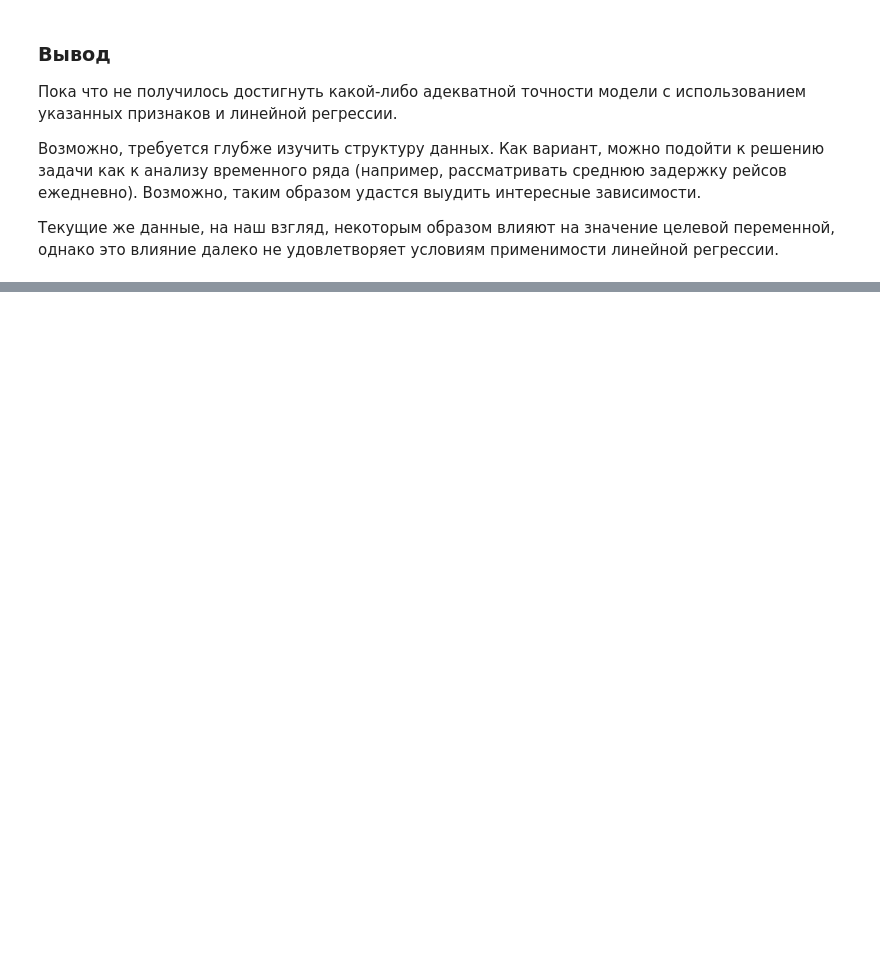
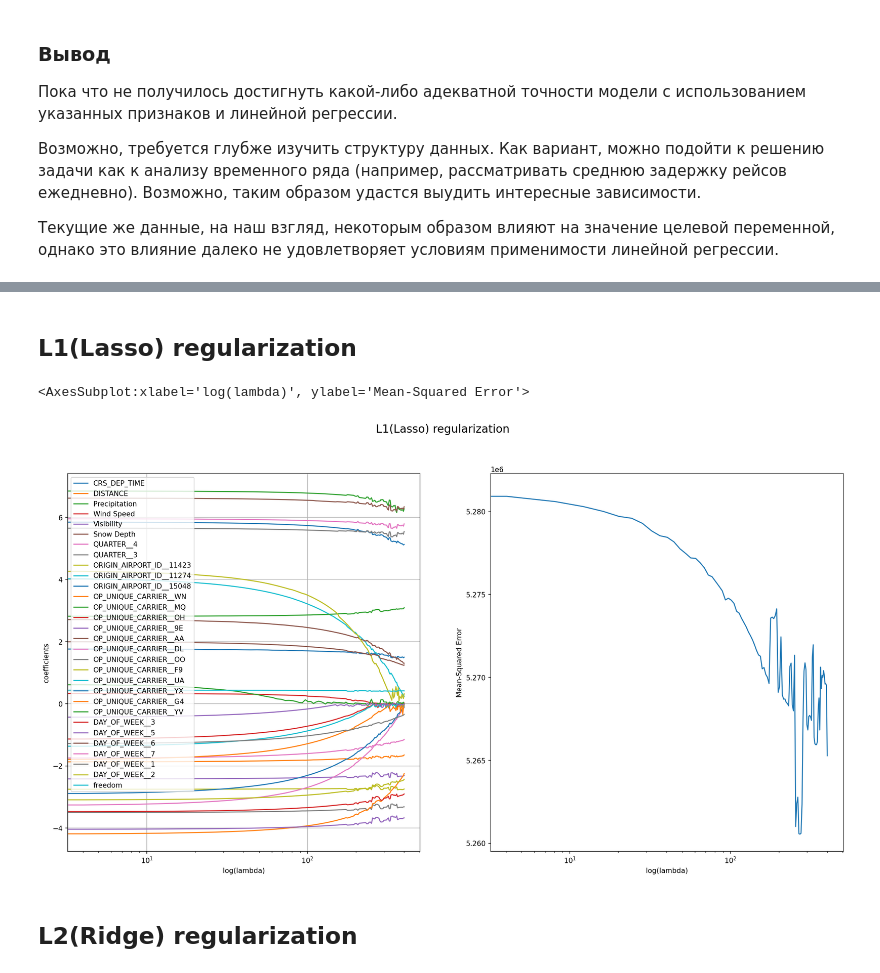
Before and after one commit to Dima12101/IS-Tasks, a Jupyter notebook: regression_task.ipynb, the cells around one changed output, grey strips where cells are left out. Cells and saved outputs as stored; diff of their text form; code cells hidden in the pictures; blank space fills up the shorter version.

Commit message:
Added analysis of regularizations

```diff
--- a/regression_task.ipynb
+++ b/regression_task.ipynb
@@ -452,0 +512,34 @@ Average MSE: 2564.5559999999996
+# %%
+# Общие параметры
+algorithm='RMSProp'
+lambdas = np.linspace(0, 400, 100)
+# %% [markdown]
+## L1(Lasso) regularization
+# %%
+# Расчёт весов
+fit_params_l1 = dict(
+    algorithm=algorithm,
+    reg_type='L1'
+)
+count_weights_l1 = []
+count_error_l1 = []
+for l in lambdas:
+    model.fit(X, Y, **fit_params_l1, reg_par=l)
+    count_weights_l1.append(model.get_weights())
+    count_error_l1.append(model.get_err())
+# %%
+df_reg_w_l1 = pd.DataFrame(count_weights_l1, index=lambdas, columns=np.append(X.columns, 'freedom'))
+# %%
+df_reg_err_l1 = pd.DataFrame(count_error_l1, index=lambdas)
+# %%
+fig, axes = plt.subplots(nrows=1, ncols=2)
+fig.suptitle('L1(Lasso) regularization', fontsize=16)
+plt.subplots_adjust(wspace=0.2)
+plt.rcParams["figure.figsize"] = (20,10)
+df_reg_w_l1.plot(ax=axes[0], logx=True, grid=True, xlabel='log(lambda)', ylabel='coefficients', legend=True)
+df_reg_err_l1.plot(ax=axes[1], logx=True, xlabel='log(lambda)', ylabel='Mean-Squared Error', legend=False)
+# %% [output]
+<AxesSubplot:xlabel='log(lambda)', ylabel='Mean-Squared Error'>
+[figure, added]
+# %% [markdown]
+## L2(Ridge) regularization
```
Also changed, not shown: parts of 26 cells of this notebook, 1 other file.
